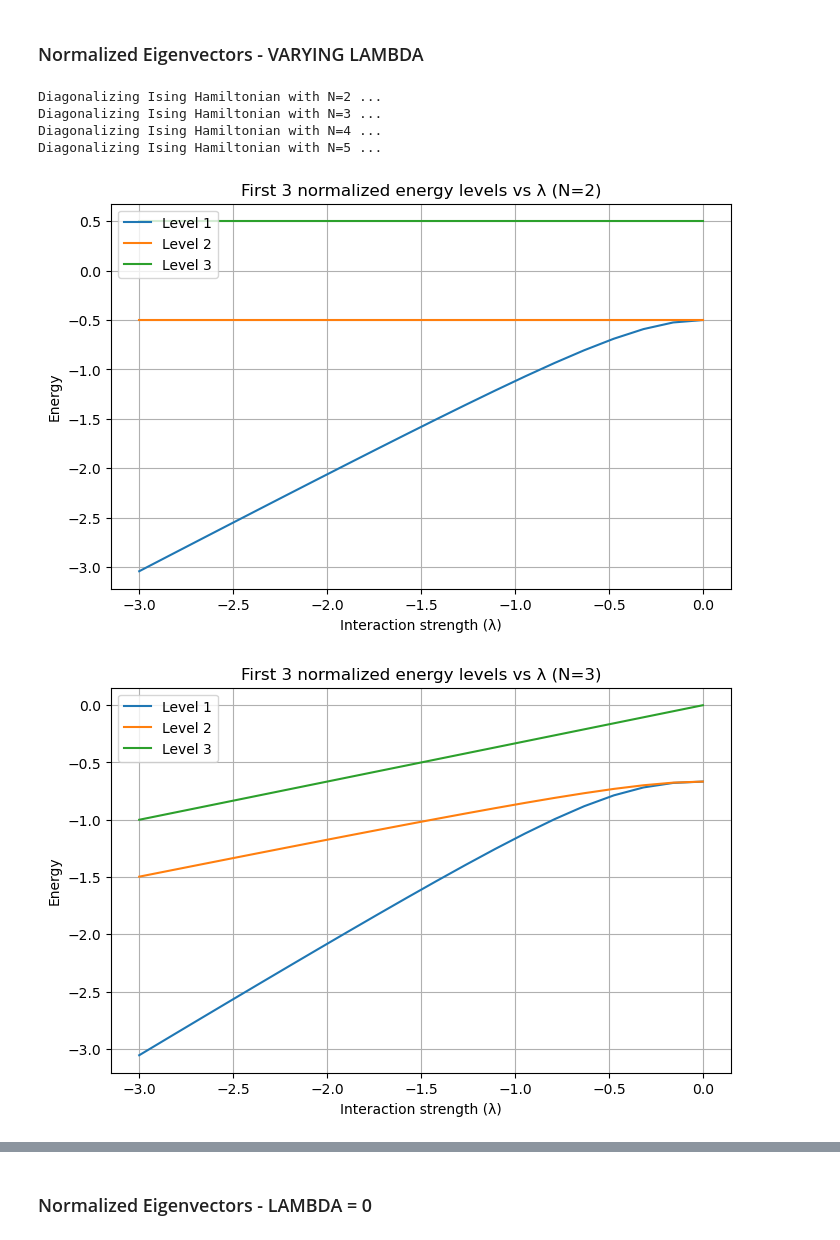
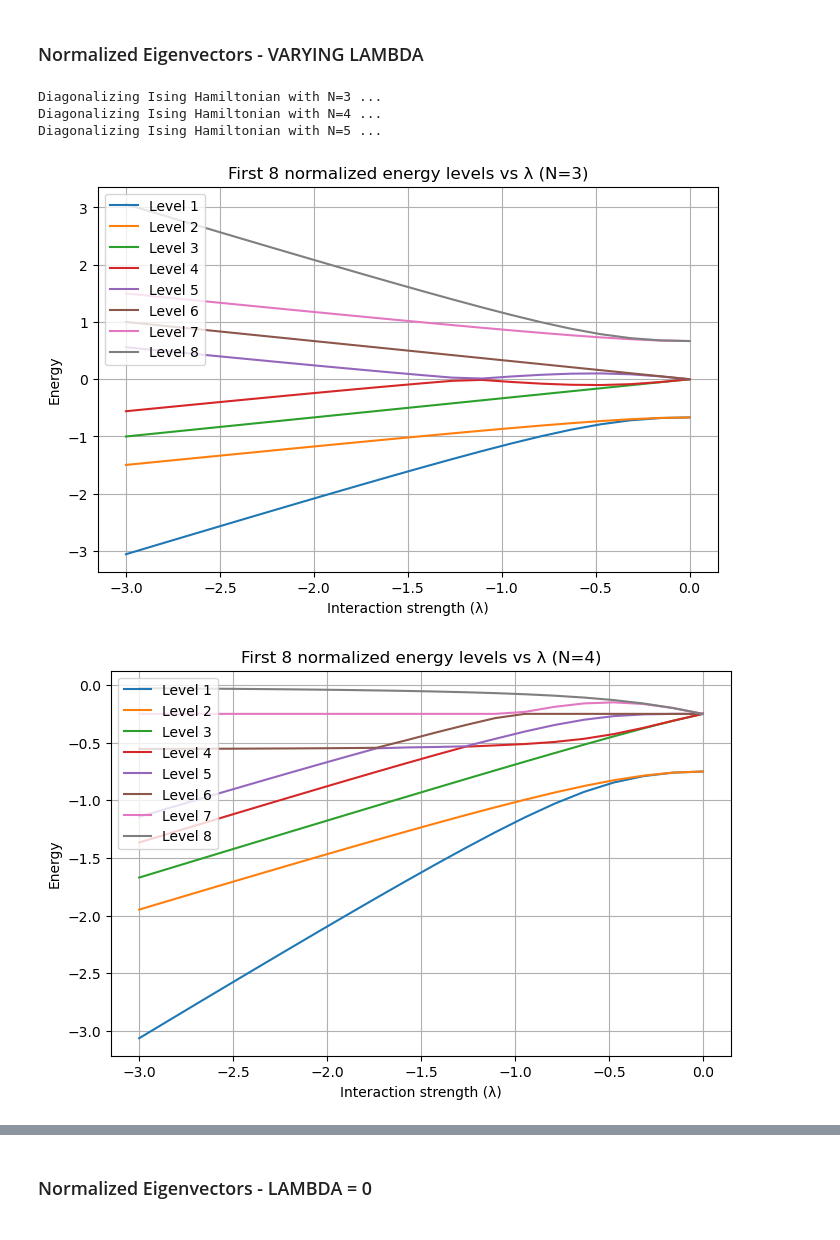
Before and after one commit to sdracia/QIC, a Jupyter notebook: 07_Assignement/ising.ipynb, the cells around one changed output, grey strips where cells are left out. Drawn from its saved outputs; the diff is of its cells as text; code cells hidden in the pictures.

```diff
--- a/07_Assignement/ising.ipynb
+++ b/07_Assignement/ising.ipynb
@@ -68,14 +76,13 @@ Diagonalizing Ising Hamiltonian with N=10 ...
 # %% [markdown]
 ### Normalized Eigenvectors - VARYING LAMBDA
 # %%
-N_vals = np.arange(2, 6, 1)
+N_vals = np.arange(3, 6, 1)
 l_vals = np.linspace(0, -3, 20)
 
-fu.plot_normalized_eigenvalues(N_vals, l_vals, k=3)
+fu.plot_normalized_eigenvalues(N_vals, l_vals, k=8)
 # %% [output]
-Diagonalizing Ising Hamiltonian with N=2 ...
 Diagonalizing Ising Hamiltonian with N=3 ...
 Diagonalizing Ising Hamiltonian with N=4 ...
 Diagonalizing Ising Hamiltonian with N=5 ...
-[figure, old version]
+[figure, new version]
-[figure, old version]
+[figure, new version]
```
Also changed, not shown: parts of 4 cells of this notebook, 3 other files.
